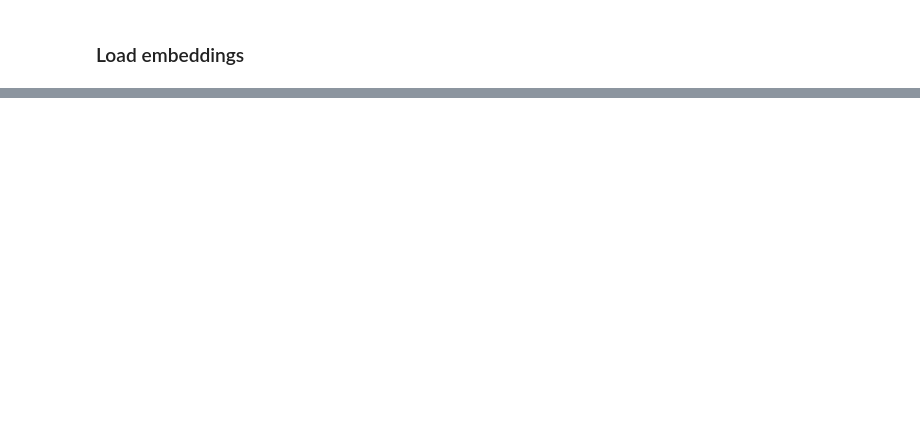
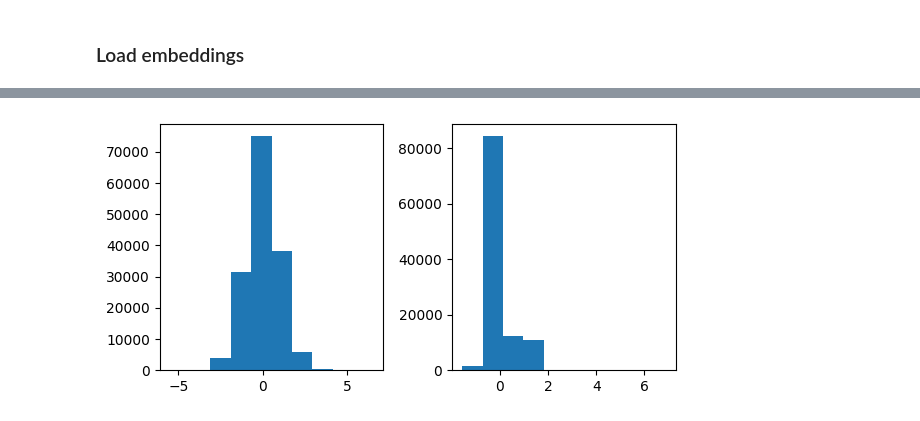
Before and after one commit to alw399/SLIDE_PLM, a Jupyter notebook: notebooks/esm2.ipynb, the cells around one changed output, grey strips where cells are left out. Cells and saved outputs as stored; diff of their text form; code cells hidden in the pictures; blank space fills up the shorter version.

Commit message:
scale plm_embed and z_matrix before interactions

```diff
--- a/notebooks/esm2.ipynb
+++ b/notebooks/esm2.ipynb
@@ -160,0 +164,7 @@ Found 1 significant interactions with AUC=0.7198503236245954
+# %%
+fig, axs = plt.subplots(1, 2, figsize=(6, 3))
+axs[0].hist(machop.plm_embedding.flatten())
+axs[1].hist(machop.z_matrix.flatten())
+plt.tight_layout()
+# %% [output]
+[figure, added]
```
Also changed, not shown: parts of 13 cells of this notebook, 3 other files.
